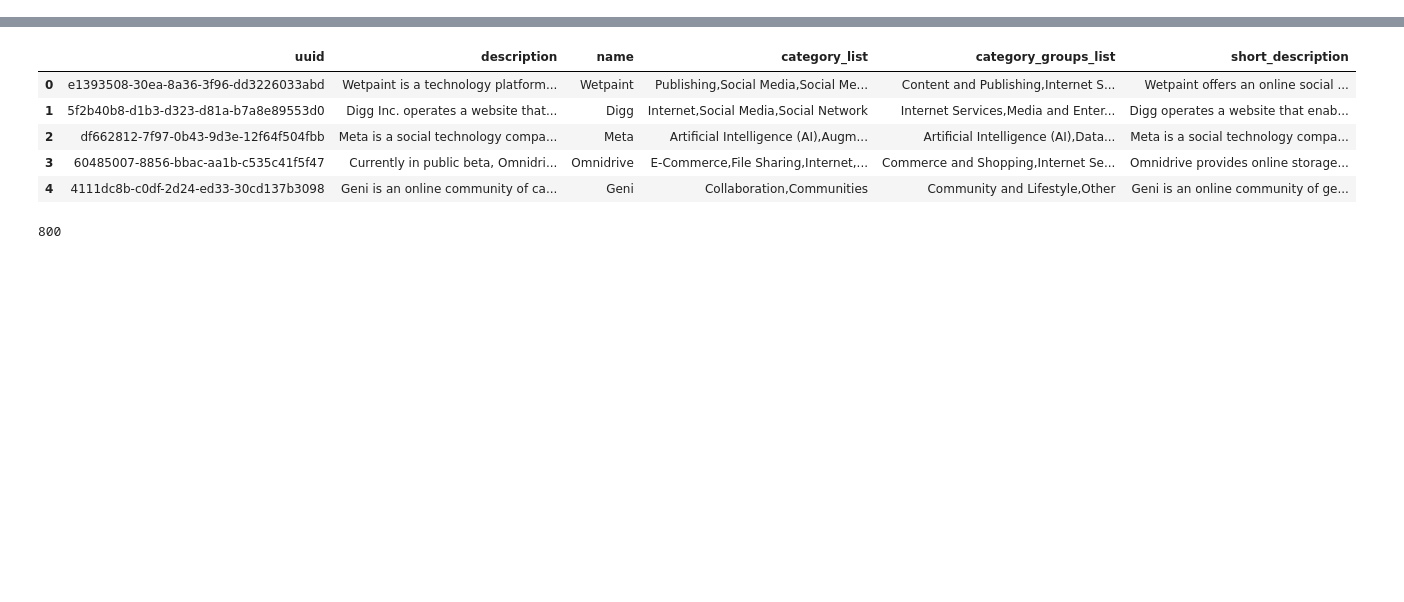
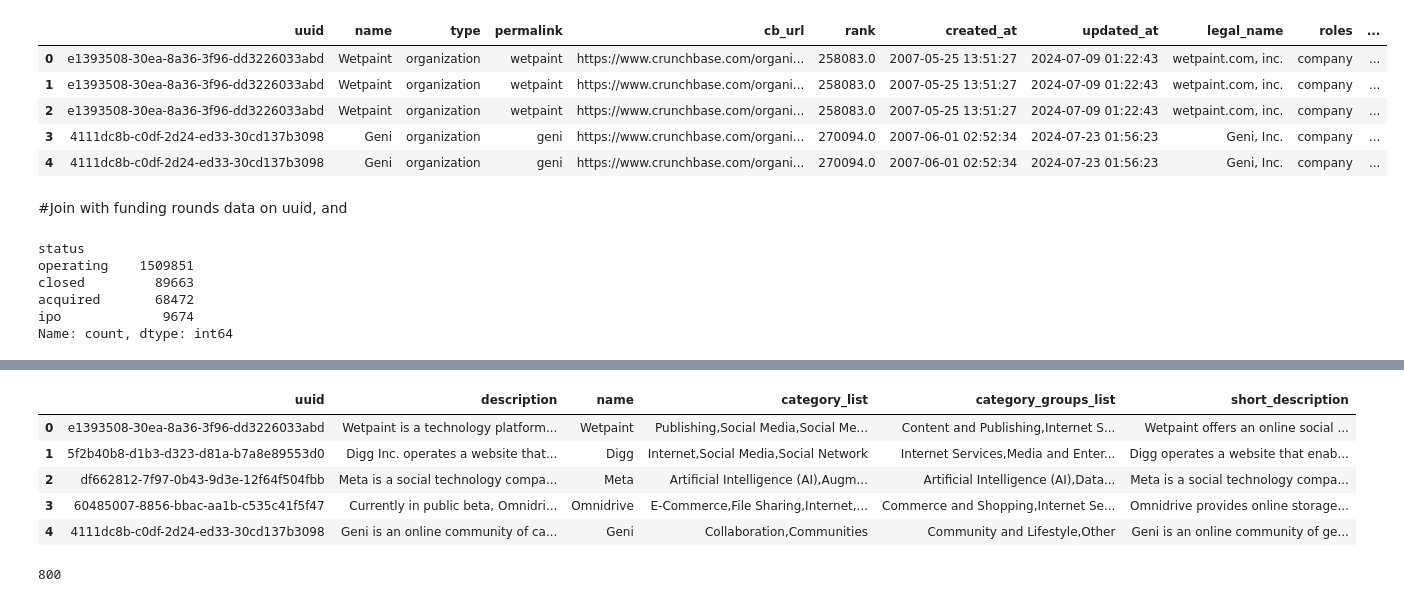
Before and after one commit to xiaohai12/RA-crunchbase-analysis, a Jupyter notebook: crunchbase_analysis.ipynb, the cells around one changed output, grey strips where cells are left out. Drawn from its saved outputs; the diff is of its cells as text; code cells hidden in the pictures; blank space fills up the shorter version.

```diff
--- a/crunchbase_analysis.ipynb
+++ b/crunchbase_analysis.ipynb
@@ -4,5 +5,7 @@ import numpy as np
 # %%
 pd.set_option('display.max_columns', None)  # Show all columns when displaying DataFrames
 # %%
-org_df = pd.read_csv('20251012_bulk_export/organizations.csv')
-org_des_df = pd.read_csv('20251012_bulk_export/organization_descriptions.csv')
+# load raw data
+org_df_raw = pd.read_csv('20251012_bulk_export/organizations.csv')
+org_des_df_raw = pd.read_csv('20251012_bulk_export/organization_descriptions.csv')
+fund_rounds_df_raw = pd.read_csv('20251012_bulk_export/funding_rounds.csv')
@@ -9,3 +18,12 @@ org_des_df = pd.read_csv('20251012_bulk_export/organization_descriptions.csv')
 # %%
-org_df = org_df[org_df['country_code'].isin(['USA', 'CAN'])]  # filter to US and Canada only
-org_df = org_df[org_df['roles'] != 'investor']  # filter to keep only organizations that are not investors
+org_df = org_df_raw[org_df_raw['country_code'].isin(['USA', 'CAN'])]  # filter to US and Canada only
+org_df = org_df[org_df['roles'].isin(['company', 'company,investor'])]  # filter to keep only organizations that are not investors
+# fileter on founded_on >=2005-01-01
+org_df['founded_on'] = pd.to_datetime(org_df['founded_on'], errors='coerce')
+org_df = org_df[org_df['founded_on'] >= '2005-01-01']
+# exclude companies with  status 'closed' and close_on before 2019-01-01
+org_df['close_on'] = pd.to_datetime(org_df['closed_on'], errors='coerce')
+org_df = org_df[~((org_df['status'] == 'closed') & (org_df['close_on'] < '2019-01-01'))]
+
+fund_rounds_df = fund_rounds_df_raw[['uuid', 'org_uuid', 'name', 'investment_type', 'announced_on', 'raised_amount_usd']].copy()
+fund_rounds_df.columns = [f"FR_{c}" for c in fund_rounds_df.columns]
@@ -21,3 +30,35 @@ org_df.head()
+# %%
+# join org_df with fund_rounds_df_raw on 'uuid' and 'organization_uuid', # TODO companies without funding??????
+df_org_fund = pd.merge(org_df, fund_rounds_df, left_on='uuid', right_on='FR_org_uuid', how='inner')
+
+# exclude all organizations where the first funding round of any type was before 2005
+df_org_fund['FR_announced_on'] = pd.to_datetime(df_org_fund['FR_announced_on'], errors='coerce')
+first_funding = df_org_fund.groupby('uuid')['FR_announced_on'].min().reset_index()
+drop_orgs = first_funding[first_funding['FR_announced_on'] < '2005-01-01']['uuid'].unique()
+# filter org_df (keep orgs with no funding record or first funding >= 2005)
+df_org_fund = df_org_fund[~df_org_fund['uuid'].isin(drop_orgs)]
+
+df_org_fund['is_vc_funded'] = df_org_fund['FR_investment_type'].isin(VC_FUND_TYPES).astype(int)
+# %%
+df_org_fund.head()
+# %% [output]
+|  | uuid | name | type | permalink | cb_url | rank | created_at | updated_at | legal_name | roles | ... |
+| 0 | e1393508-30ea-8a36-3f96-dd3226033abd | Wetpaint | organization | wetpaint | https://www.crunchbase.com/organi... | 258083.0 | 2007-05-25 13:51:27 | 2024-07-09 01:22:43 | wetpaint.com, inc. | company | ... |
+| 1 | e1393508-30ea-8a36-3f96-dd3226033abd | Wetpaint | organization | wetpaint | https://www.crunchbase.com/organi... | 258083.0 | 2007-05-25 13:51:27 | 2024-07-09 01:22:43 | wetpaint.com, inc. | company | ... |
+| 2 | e1393508-30ea-8a36-3f96-dd3226033abd | Wetpaint | organization | wetpaint | https://www.crunchbase.com/organi... | 258083.0 | 2007-05-25 13:51:27 | 2024-07-09 01:22:43 | wetpaint.com, inc. | company | ... |
+| 3 | 4111dc8b-c0df-2d24-ed33-30cd137b3098 | Geni | organization | geni | https://www.crunchbase.com/organi... | 270094.0 | 2007-06-01 02:52:34 | 2024-07-23 01:56:23 | Geni, Inc. | company | ... |
+| 4 | 4111dc8b-c0df-2d24-ed33-30cd137b3098 | Geni | organization | geni | https://www.crunchbase.com/organi... | 270094.0 | 2007-06-01 02:52:34 | 2024-07-23 01:56:23 | Geni, Inc. | company | ... |
+# %% [markdown]
+#Join with funding rounds data on uuid, and
+# %%
+org_df['status'].value_counts()
+# %% [output]
+status
+operating    1509851
+closed         89663
+acquired       68472
+ipo             9674
+Name: count, dtype: int64
 # %%
 org_des_df.head()
 # %% [output]
```
Also changed, not shown: parts of 9 cells of this notebook, 3 other files.
